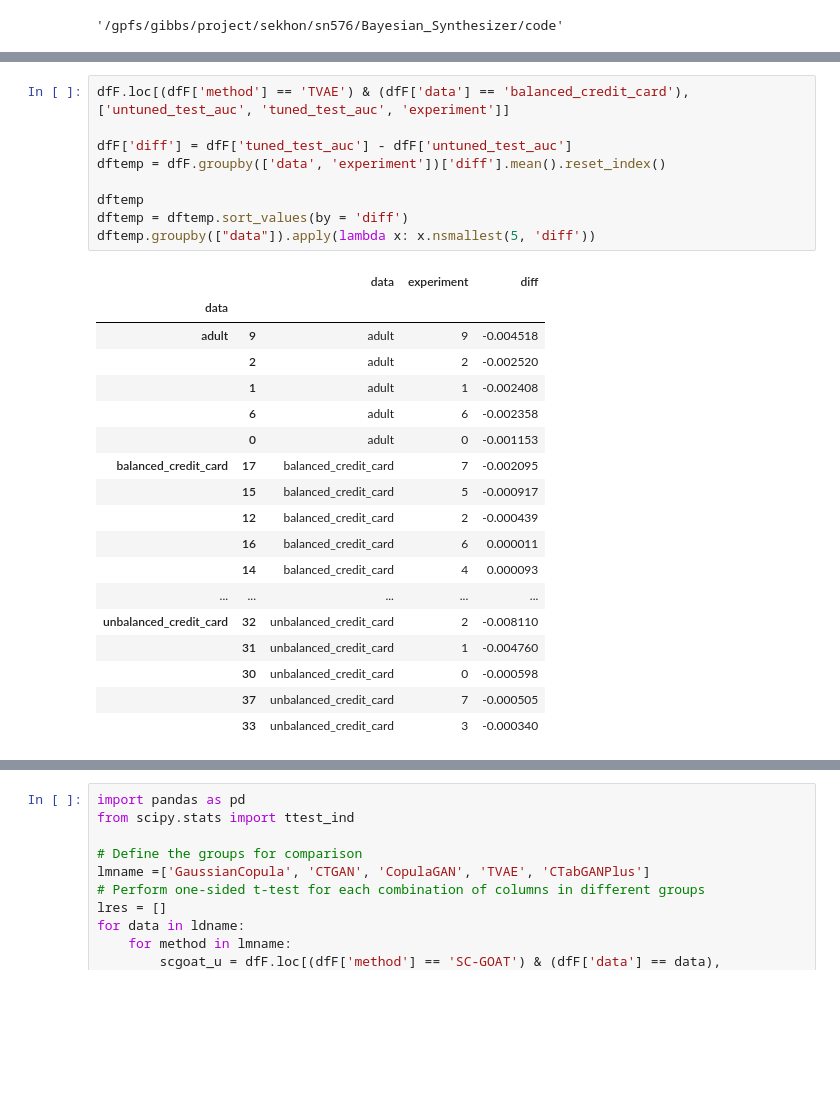
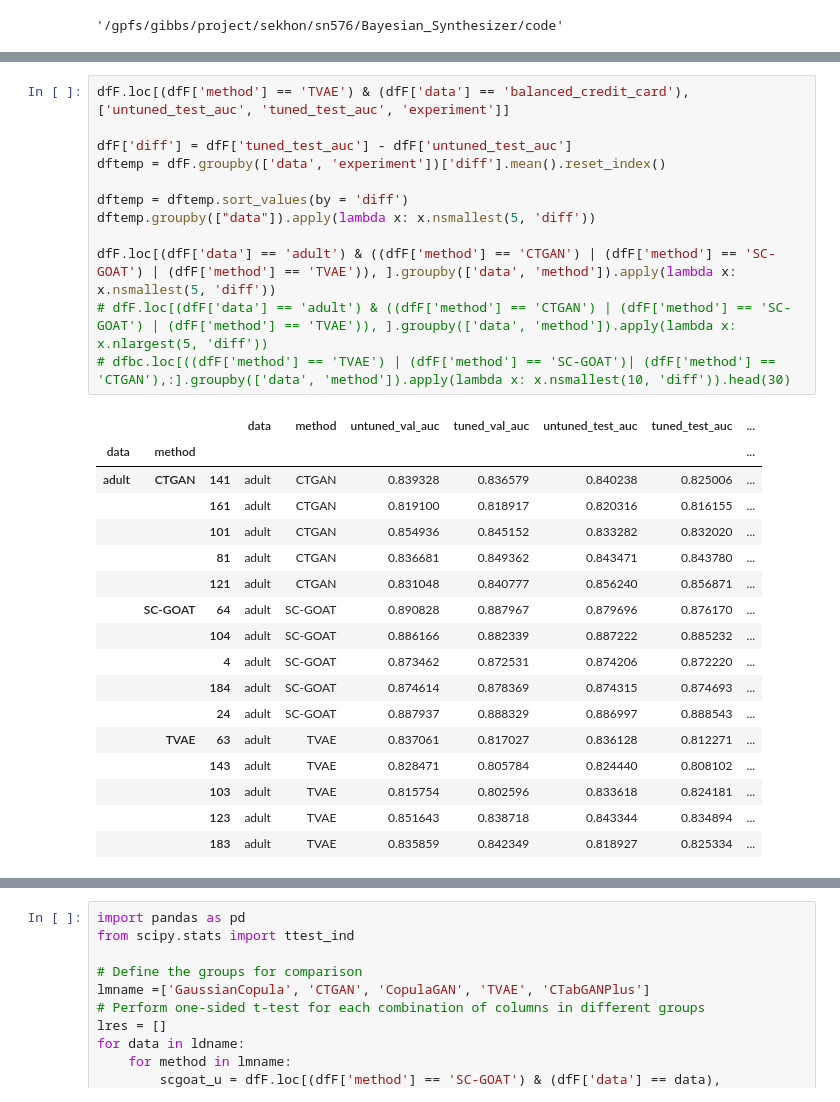
Before and after one commit to shinnasa/SC-GOAT, a Jupyter notebook: code/GetResults.ipynb, the cells around one changed output, grey strips where cells are left out. Drawn from its saved outputs; the diff is of its cells as text; blank space fills up the shorter version.

```diff
--- a/code/GetResults.ipynb
+++ b/code/GetResults.ipynb
@@ -149,28 +235,30 @@ dfF
 # %%
 dfF.loc[(dfF['method'] == 'TVAE') & (dfF['data'] == 'balanced_credit_card'), ['untuned_test_auc', 'tuned_test_auc', 'experiment']]
 
 dfF['diff'] = dfF['tuned_test_auc'] - dfF['untuned_test_auc']
 dftemp = dfF.groupby(['data', 'experiment'])['diff'].mean().reset_index()
 
-dftemp
 dftemp = dftemp.sort_values(by = 'diff')
 dftemp.groupby(["data"]).apply(lambda x: x.nsmallest(5, 'diff'))
+
+dfF.loc[(dfF['data'] == 'adult') & ((dfF['method'] == 'CTGAN') | (dfF['method'] == 'SC-GOAT') | (dfF['method'] == 'TVAE')), ].groupby(['data', 'method']).apply(lambda x: x.nsmallest(5, 'diff'))
+# dfF.loc[(dfF['data'] == 'adult') & ((dfF['method'] == 'CTGAN') | (dfF['method'] == 'SC-GOAT') | (dfF['method'] == 'TVAE')), ].groupby(['data', 'method']).apply(lambda x: x.nlargest(5, 'diff'))
+# dfbc.loc[((dfF['method'] == 'TVAE') | (dfF['method'] == 'SC-GOAT')| (dfF['method'] == 'CTGAN'),:].groupby(['data', 'method']).apply(lambda x: x.nsmallest(10, 'diff')).head(30)
 # %% [output]
-|  |  | data | experiment | diff |
-| data |  |  |  |  |
-| adult | 9 | adult | 9 | -0.004518 |
-|  | 2 | adult | 2 | -0.002520 |
-|  | 1 | adult | 1 | -0.002408 |
-|  | 6 | adult | 6 | -0.002358 |
-|  | 0 | adult | 0 | -0.001153 |
-| balanced_credit_card | 17 | balanced_credit_card | 7 | -0.002095 |
-|  | 15 | balanced_credit_card | 5 | -0.000917 |
-|  | 12 | balanced_credit_card | 2 | -0.000439 |
-|  | 16 | balanced_credit_card | 6 | 0.000011 |
-|  | 14 | balanced_credit_card | 4 | 0.000093 |
-| ... | ... | ... | ... | ... |
-| unbalanced_credit_card | 32 | unbalanced_credit_card | 2 | -0.008110 |
-|  | 31 | unbalanced_credit_card | 1 | -0.004760 |
-|  | 30 | unbalanced_credit_card | 0 | -0.000598 |
-|  | 37 | unbalanced_credit_card | 7 | -0.000505 |
-|  | 33 | unbalanced_credit_card | 3 | -0.000340 |
+|  |  |  | data | method | untuned_val_auc | tuned_val_auc | untuned_test_auc | tuned_test_auc | ... |
+| data | method |  |  |  |  |  |  |  | ... |
+| adult | CTGAN | 141 | adult | CTGAN | 0.839328 | 0.836579 | 0.840238 | 0.825006 | ... |
+|  |  | 161 | adult | CTGAN | 0.819100 | 0.818917 | 0.820316 | 0.816155 | ... |
+|  |  | 101 | adult | CTGAN | 0.854936 | 0.845152 | 0.833282 | 0.832020 | ... |
+|  |  | 81 | adult | CTGAN | 0.836681 | 0.849362 | 0.843471 | 0.843780 | ... |
+|  |  | 121 | adult | CTGAN | 0.831048 | 0.840777 | 0.856240 | 0.856871 | ... |
+|  | SC-GOAT | 64 | adult | SC-GOAT | 0.890828 | 0.887967 | 0.879696 | 0.876170 | ... |
+|  |  | 104 | adult | SC-GOAT | 0.886166 | 0.882339 | 0.887222 | 0.885232 | ... |
+|  |  | 4 | adult | SC-GOAT | 0.873462 | 0.872531 | 0.874206 | 0.872220 | ... |
+|  |  | 184 | adult | SC-GOAT | 0.874614 | 0.878369 | 0.874315 | 0.874693 | ... |
+|  |  | 24 | adult | SC-GOAT | 0.887937 | 0.888329 | 0.886997 | 0.888543 | ... |
+|  | TVAE | 63 | adult | TVAE | 0.837061 | 0.817027 | 0.836128 | 0.812271 | ... |
+|  |  | 143 | adult | TVAE | 0.828471 | 0.805784 | 0.824440 | 0.808102 | ... |
+|  |  | 103 | adult | TVAE | 0.815754 | 0.802596 | 0.833618 | 0.824181 | ... |
+|  |  | 123 | adult | TVAE | 0.851643 | 0.838718 | 0.843344 | 0.834894 | ... |
+|  |  | 183 | adult | TVAE | 0.835859 | 0.842349 | 0.818927 | 0.825334 | ... |
```
Also changed, not shown: parts of 12 cells of this notebook.
